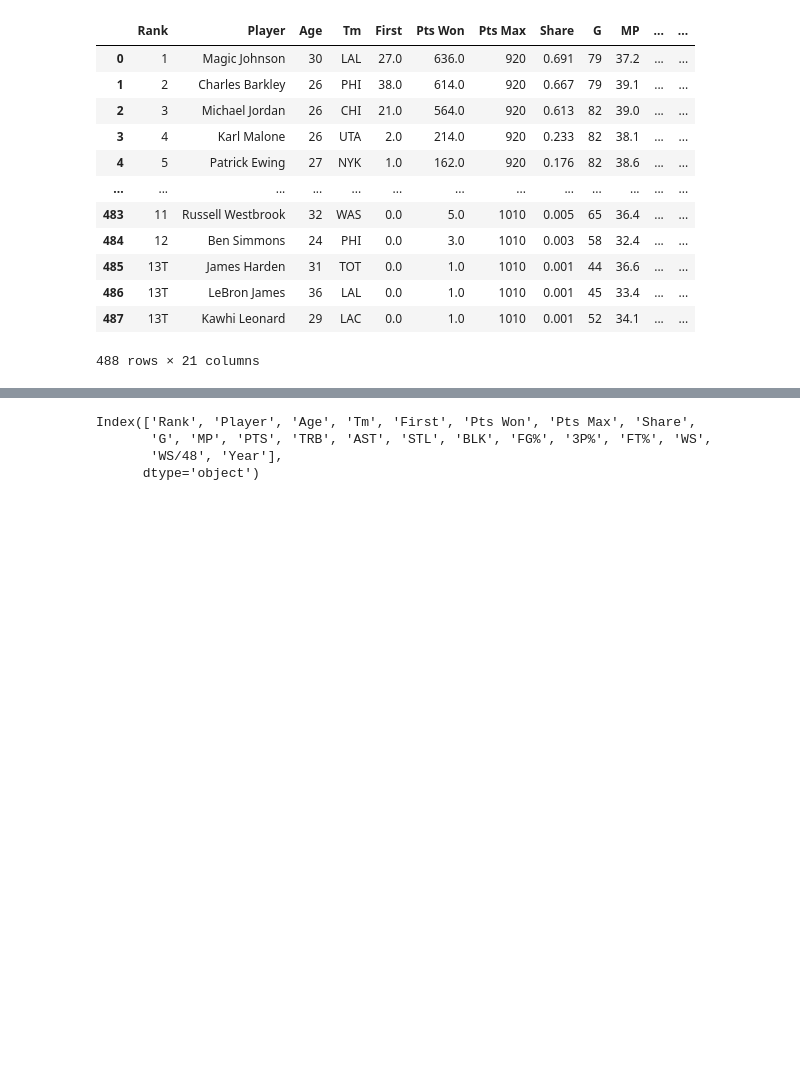
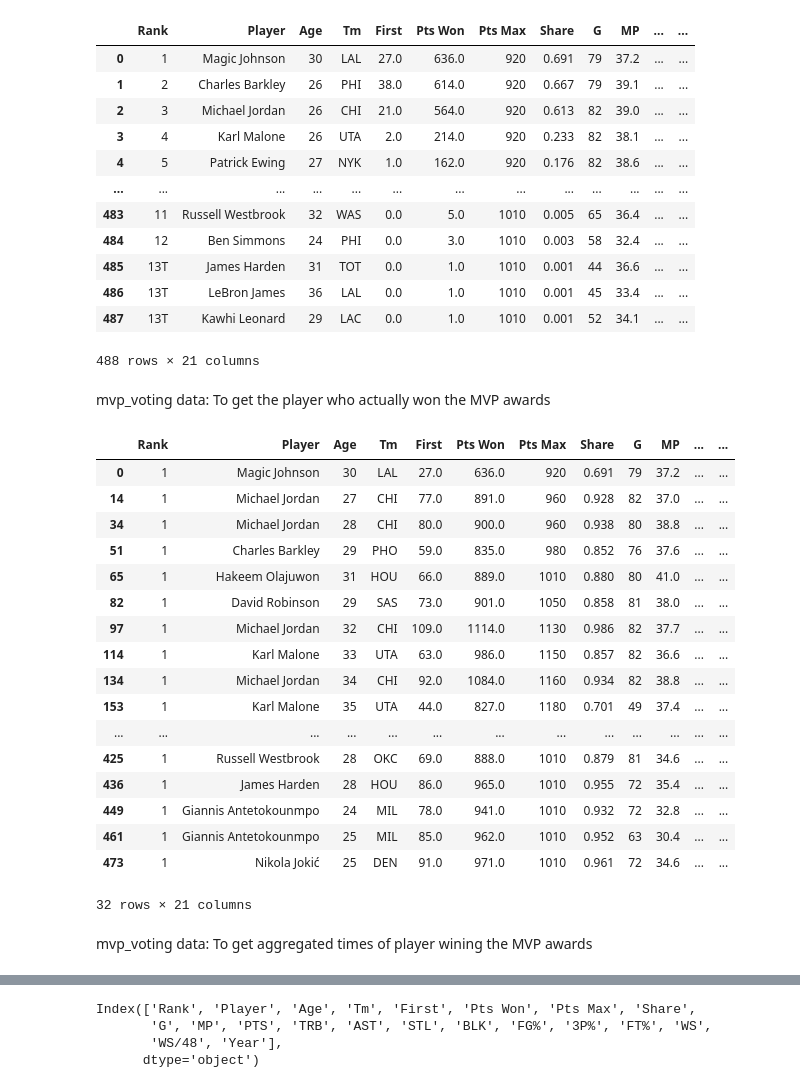
Before and after one commit to brownyu/Predicting_NBA_MVP, a Jupyter notebook: Predicting_NBA_MVP.ipynb, the cells around one changed output, grey strips where cells are left out. Cells and saved outputs as stored; diff of their text form; code cells hidden in the pictures; blank space fills up the shorter version.

```diff
--- a/Predicting_NBA_MVP.ipynb
+++ b/Predicting_NBA_MVP.ipynb
@@ -220,3 +222,29 @@ mvp_votings
 | 486 | 13T | LeBron James | 36 | LAL | 0.0 | 1.0 | 1010 | 0.001 | 45 | 33.4 | ... | ... |
 | 487 | 13T | Kawhi Leonard | 29 | LAC | 0.0 | 1.0 | 1010 | 0.001 | 52 | 34.1 | ... | ... |
 488 rows × 21 columns
+# %% [markdown]
+mvp_voting data: To get the player who actually won the MVP awards
+# %%
+mvp_winner=mvp_votings.loc[mvp_votings['Rank']=="1",]
+mvp_winner
+# %% [output]
+|  | Rank | Player | Age | Tm | First | Pts Won | Pts Max | Share | G | MP | ... | ... |
+| 0 | 1 | Magic Johnson | 30 | LAL | 27.0 | 636.0 | 920 | 0.691 | 79 | 37.2 | ... | ... |
+| 14 | 1 | Michael Jordan | 27 | CHI | 77.0 | 891.0 | 960 | 0.928 | 82 | 37.0 | ... | ... |
+| 34 | 1 | Michael Jordan | 28 | CHI | 80.0 | 900.0 | 960 | 0.938 | 80 | 38.8 | ... | ... |
+| 51 | 1 | Charles Barkley | 29 | PHO | 59.0 | 835.0 | 980 | 0.852 | 76 | 37.6 | ... | ... |
+| 65 | 1 | Hakeem Olajuwon | 31 | HOU | 66.0 | 889.0 | 1010 | 0.880 | 80 | 41.0 | ... | ... |
+| 82 | 1 | David Robinson | 29 | SAS | 73.0 | 901.0 | 1050 | 0.858 | 81 | 38.0 | ... | ... |
+| 97 | 1 | Michael Jordan | 32 | CHI | 109.0 | 1114.0 | 1130 | 0.986 | 82 | 37.7 | ... | ... |
+| 114 | 1 | Karl Malone | 33 | UTA | 63.0 | 986.0 | 1150 | 0.857 | 82 | 36.6 | ... | ... |
+| 134 | 1 | Michael Jordan | 34 | CHI | 92.0 | 1084.0 | 1160 | 0.934 | 82 | 38.8 | ... | ... |
+| 153 | 1 | Karl Malone | 35 | UTA | 44.0 | 827.0 | 1180 | 0.701 | 49 | 37.4 | ... | ... |
+| ... | ... | ... | ... | ... | ... | ... | ... | ... | ... | ... | ... | ... |
+| 425 | 1 | Russell Westbrook | 28 | OKC | 69.0 | 888.0 | 1010 | 0.879 | 81 | 34.6 | ... | ... |
+| 436 | 1 | James Harden | 28 | HOU | 86.0 | 965.0 | 1010 | 0.955 | 72 | 35.4 | ... | ... |
+| 449 | 1 | Giannis Antetokounmpo | 24 | MIL | 78.0 | 941.0 | 1010 | 0.932 | 72 | 32.8 | ... | ... |
+| 461 | 1 | Giannis Antetokounmpo | 25 | MIL | 85.0 | 962.0 | 1010 | 0.952 | 63 | 30.4 | ... | ... |
+| 473 | 1 | Nikola Jokić | 25 | DEN | 91.0 | 971.0 | 1010 | 0.961 | 72 | 34.6 | ... | ... |
+32 rows × 21 columns
+# %% [markdown]
+mvp_voting data: To get aggregated times of player wining the MVP awards
```
Also changed, not shown: parts of 61 cells of this notebook.
